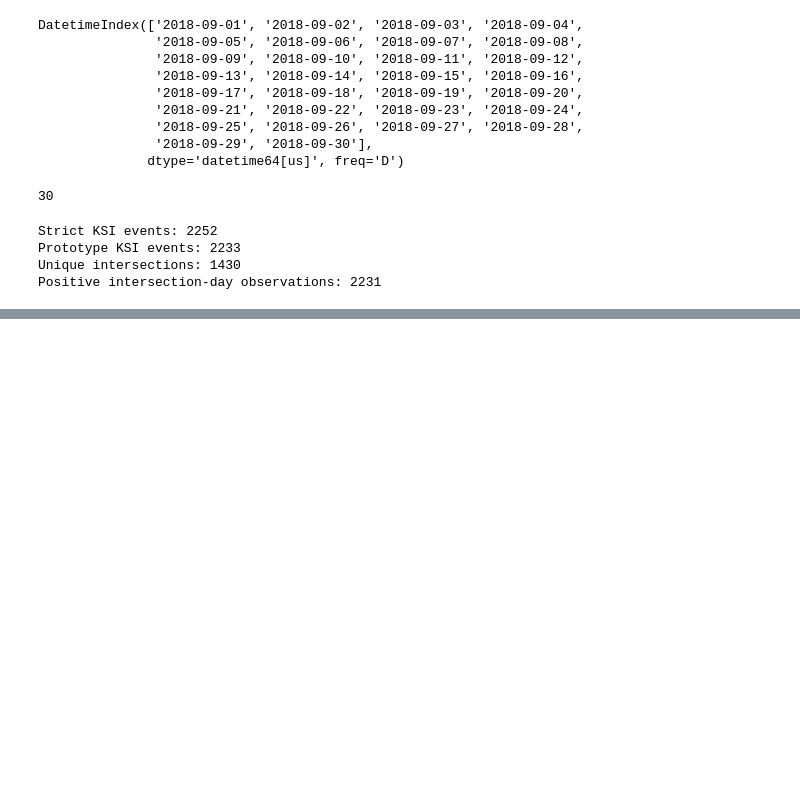
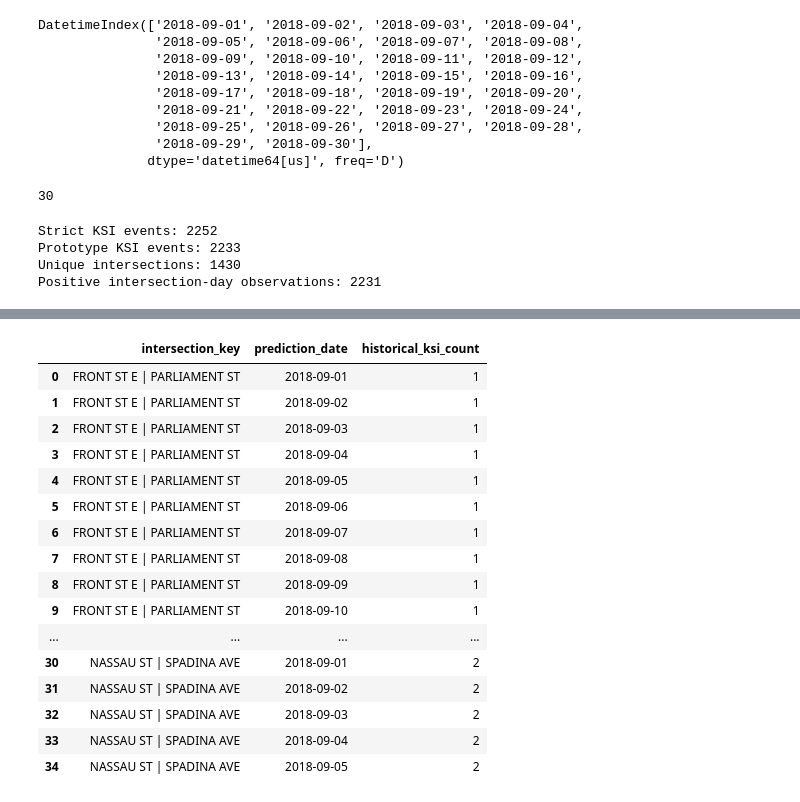
Before and after one commit to GOGSIM/road-risk-intelligence, a Jupyter notebook: notebooks/04_signalized_intersection_day_prototype.ipynb, the cells around one changed output, grey strips where cells are left out. Cells and saved outputs as stored; diff of their text form; code cells hidden in the pictures; blank space fills up the shorter version.

Commit message:
feat(model): add intersection-day baseline evaluation

```diff
--- a/notebooks/04_signalized_intersection_day_prototype.ipynb
+++ b/notebooks/04_signalized_intersection_day_prototype.ipynb
@@ -295,0 +390,6 @@ Positive intersection-day observations: 2231
+# %%
+covered_september_positives = september_2018_positives[
+    september_2018_positives["intersection_key"].isin(candidate_intersections)
+]
+
+print(len(covered_september_positives))
@@ -295,0 +398,10 @@ Positive intersection-day observations: 2231
+# %%
+ml_table = observation_grid.merge(
+    covered_september_positives[
+        ["intersection_key", "prediction_date", "target"]
+    ],
+    on=["intersection_key", "prediction_date"],
+    how="left"
+)
+
+ml_table.shape
@@ -295,0 +417,3 @@ Positive intersection-day observations: 2231
+# %%
+ml_table["target"] = ml_table["target"].fillna(0)
+ml_table["target"].value_counts()
@@ -295,0 +429,5 @@ Positive intersection-day observations: 2231
+# %%
+ml_table["day_of_week"] = ml_table["prediction_date"].dt.dayofweek
+ml_table[
+    ["prediction_date", "day_of_week"]
+].head(10)
@@ -295,0 +446,31 @@ Positive intersection-day observations: 2231
+# %%
+ml_table["historical_ksi_count"] = ml_table.apply(
+    lambda row: (
+        (prototype_events["intersection_key"] == row["intersection_key"])
+        &
+        (prototype_events["accdate"] < row["prediction_date"])
+    ).sum(),
+    axis=1
+)
+
+ml_table[
+    ["intersection_key", "prediction_date", "historical_ksi_count"]
+].head(35)
+# %% [output]
+|  | intersection_key | prediction_date | historical_ksi_count |
+| 0 | FRONT ST E | PARLIAMENT ST | 2018-09-01 | 1 |
+| 1 | FRONT ST E | PARLIAMENT ST | 2018-09-02 | 1 |
+| 2 | FRONT ST E | PARLIAMENT ST | 2018-09-03 | 1 |
+| 3 | FRONT ST E | PARLIAMENT ST | 2018-09-04 | 1 |
+| 4 | FRONT ST E | PARLIAMENT ST | 2018-09-05 | 1 |
+| 5 | FRONT ST E | PARLIAMENT ST | 2018-09-06 | 1 |
+| 6 | FRONT ST E | PARLIAMENT ST | 2018-09-07 | 1 |
+| 7 | FRONT ST E | PARLIAMENT ST | 2018-09-08 | 1 |
+| 8 | FRONT ST E | PARLIAMENT ST | 2018-09-09 | 1 |
+| 9 | FRONT ST E | PARLIAMENT ST | 2018-09-10 | 1 |
+| ... | ... | ... | ... |
+| 30 | NASSAU ST | SPADINA AVE | 2018-09-01 | 2 |
+| 31 | NASSAU ST | SPADINA AVE | 2018-09-02 | 2 |
+| 32 | NASSAU ST | SPADINA AVE | 2018-09-03 | 2 |
+| 33 | NASSAU ST | SPADINA AVE | 2018-09-04 | 2 |
+| 34 | NASSAU ST | SPADINA AVE | 2018-09-05 | 2 |
```
Also changed, not shown: parts of 15 cells of this notebook, 1 other file.
